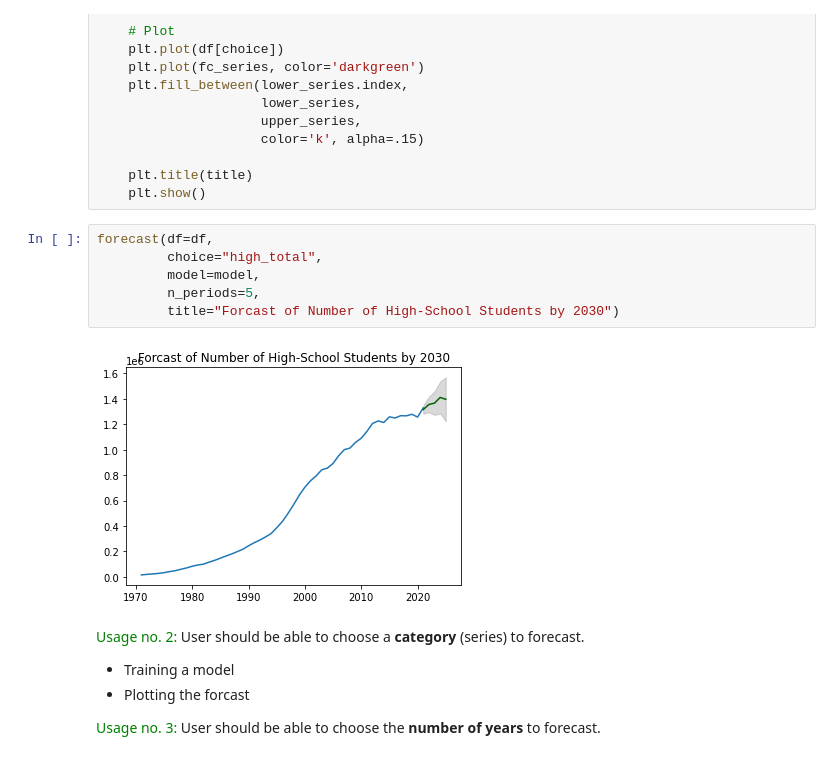
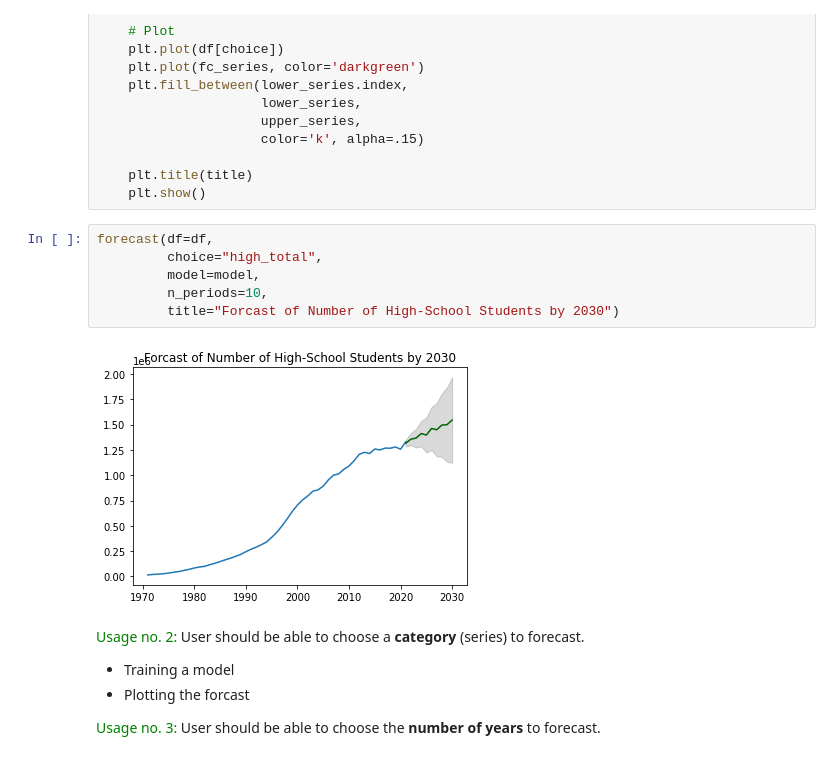
Before and after one commit to ANFALATAWI/Streamlit_demo, a Jupyter notebook: Streamlit Talk.ipynb, the cells around one changed output. Saved outputs shown, nothing was run; the diff lists cells and outputs as text.

```diff
--- a/Streamlit Talk.ipynb
+++ b/Streamlit Talk.ipynb
@@ -223,11 +223,11 @@ def forecast(df,choice, model, n_periods, title):
 # %%
 forecast(df=df,
          choice="high_total",
          model=model,
-         n_periods=5,
+         n_periods=10,
          title="Forcast of Number of High-School Students by 2030")
 # %% [output]
-[figure, old version]
+[figure, new version]
 # %% [markdown]
 <font color='green'>Usage no. 2:</font>
 User should be able to choose a **category** (series) to forecast.
```
Also changed, not shown: parts of 2 cells of this notebook.
